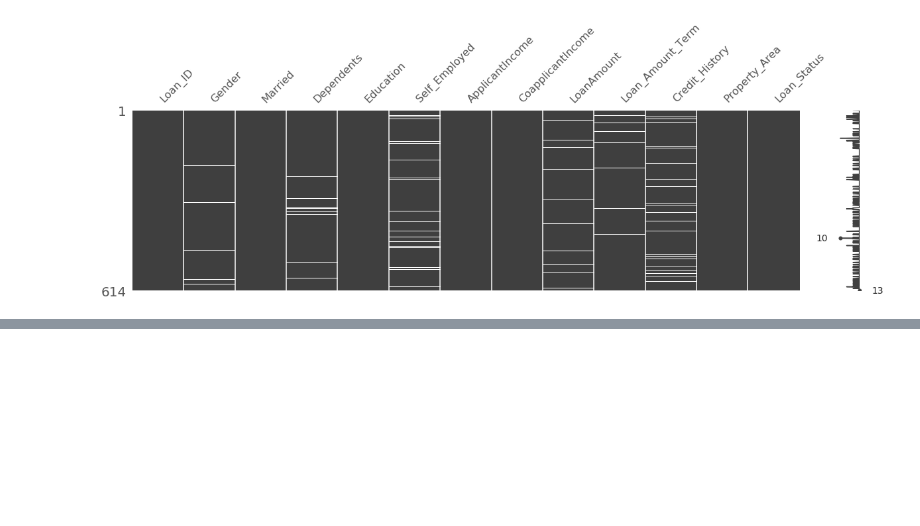
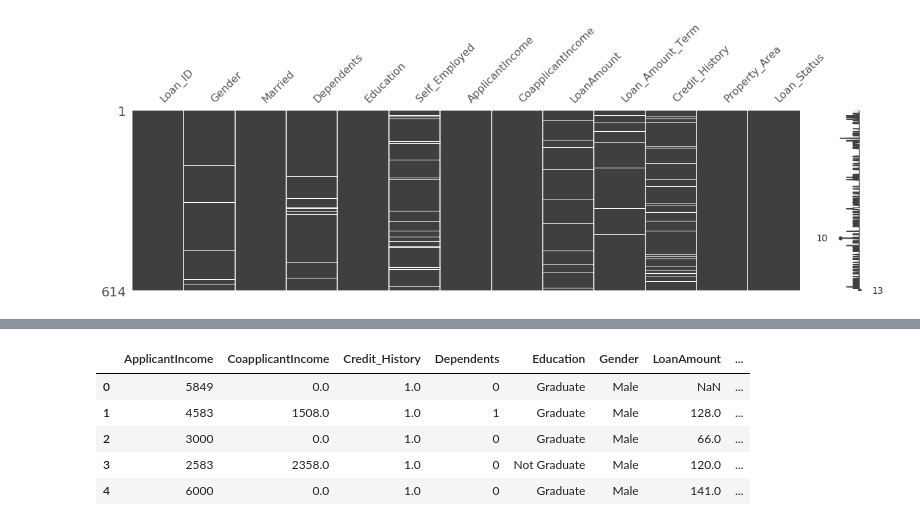
Before and after one commit to NilSagor/loan-pred, a Jupyter notebook: loan_predict.ipynb, the cells around one changed output, grey strips where cells are left out. Cells and saved outputs as stored; diff of their text form; code cells hidden in the pictures; blank space fills up the shorter version.

```diff
--- a/loan_predict.ipynb
+++ b/loan_predict.ipynb
@@ -69,0 +126,14 @@ missingno.matrix(train_data, figsize=(20,5))
+# %%
+# join train and test data
+data_raw = train_data.append(test_data)
+data_raw.reset_index(inplace = True)
+data_raw.drop('index', inplace = True, axis = 1)
+# %%
+data_raw.head()
+# %% [output]
+|  | ApplicantIncome | CoapplicantIncome | Credit_History | Dependents | Education | Gender | LoanAmount | ... |
+| 0 | 5849 | 0.0 | 1.0 | 0 | Graduate | Male | NaN | ... |
+| 1 | 4583 | 1508.0 | 1.0 | 1 | Graduate | Male | 128.0 | ... |
+| 2 | 3000 | 0.0 | 1.0 | 0 | Graduate | Male | 66.0 | ... |
+| 3 | 2583 | 2358.0 | 1.0 | 0 | Not Graduate | Male | 120.0 | ... |
+| 4 | 6000 | 0.0 | 1.0 | 0 | Graduate | Male | 141.0 | ... |
```
Also changed, not shown: parts of 12 cells of this notebook.
